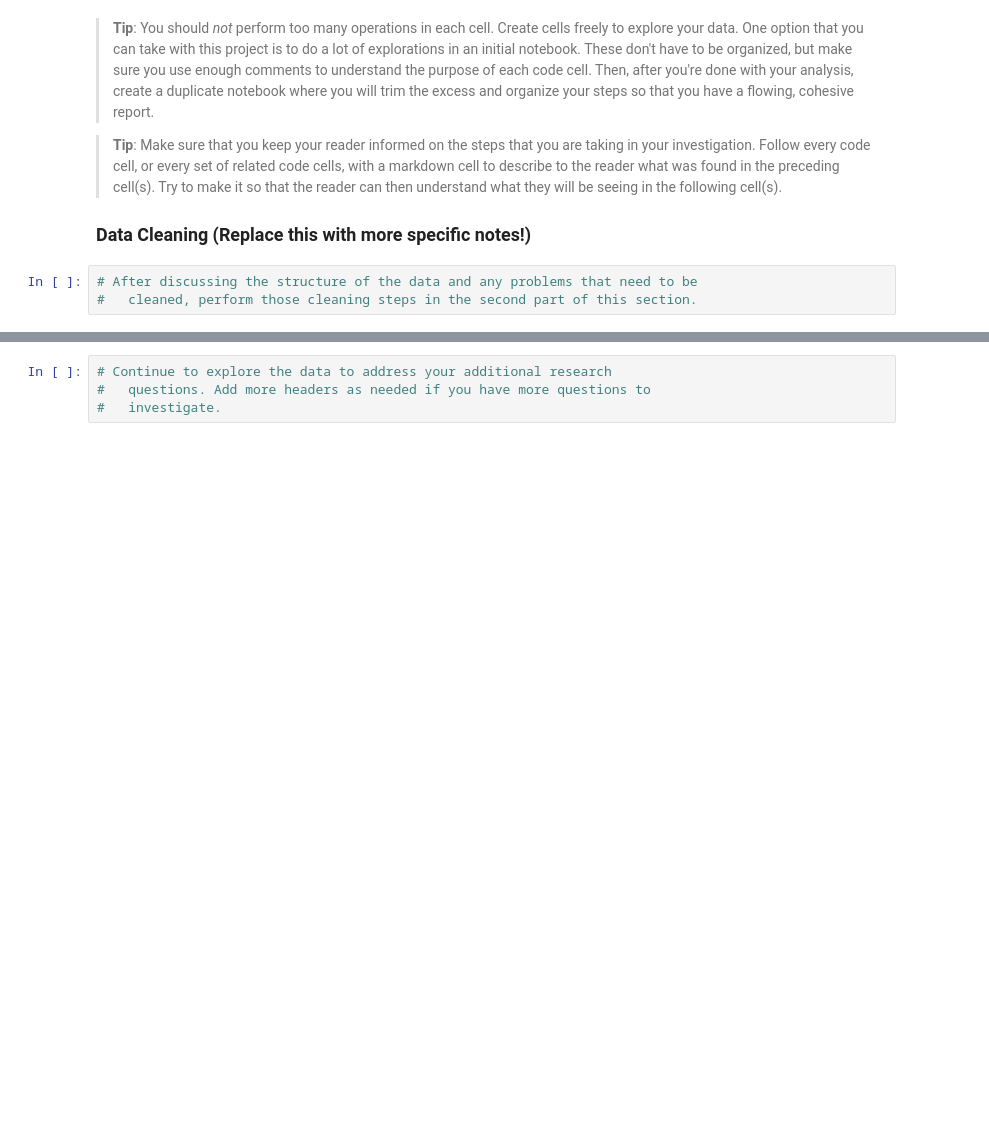
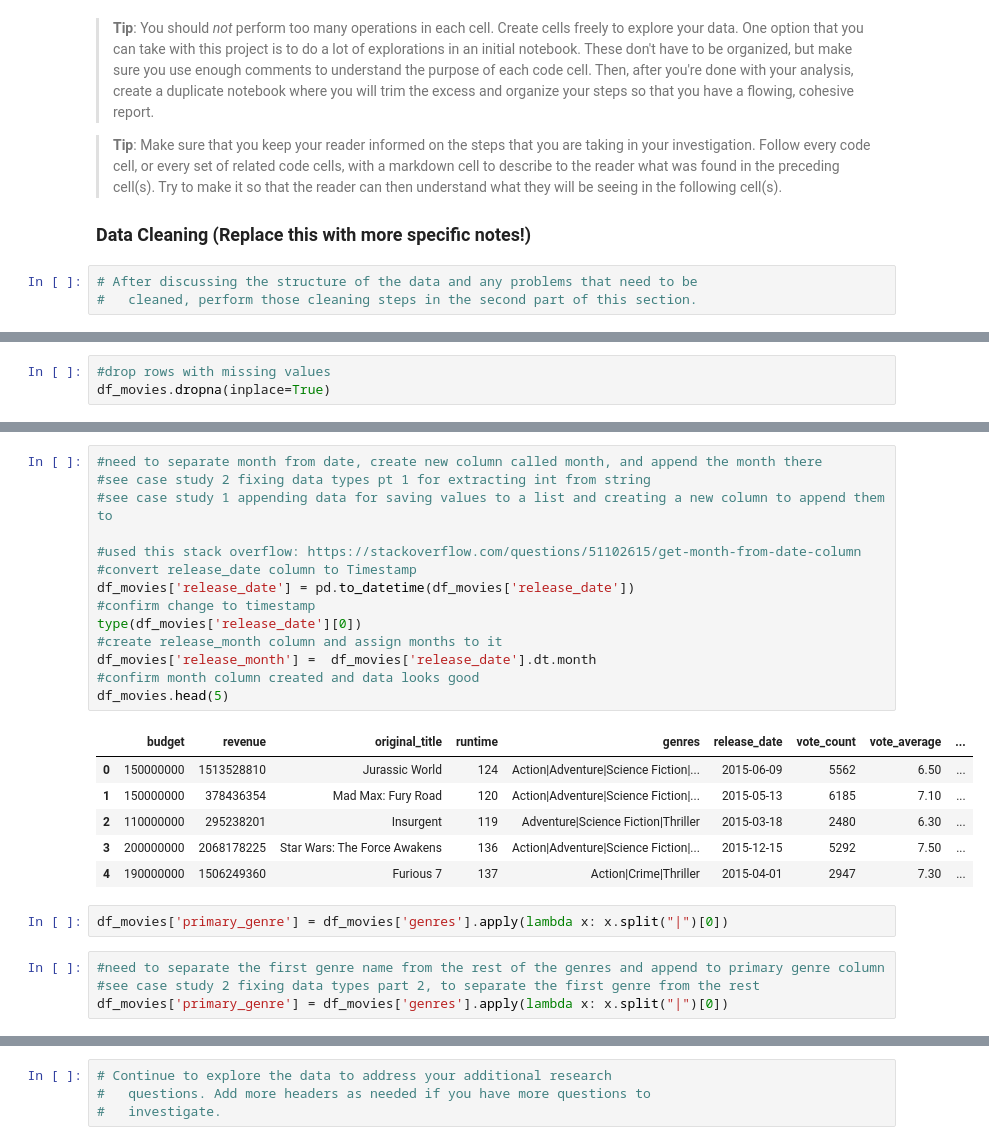
Before and after one commit to PhilipKarns/tmdb_movies, a Jupyter notebook: investigate-tmdb-movie-dataset.ipynb, the cells around one changed output, grey strips where cells are left out. Cells and saved outputs as stored; diff of their text form; blank space fills up the shorter version.

```diff
--- a/investigate-tmdb-movie-dataset.ipynb
+++ b/investigate-tmdb-movie-dataset.ipynb
@@ -79,0 +261,3 @@ We have 21 columns of data to work with. Before we move on, here is a descriptio
+# %%
+#drop rows with missing values
+df_movies.dropna(inplace=True)
@@ -79,0 +285,27 @@ We have 21 columns of data to work with. Before we move on, here is a descriptio
+# %%
+#need to separate month from date, create new column called month, and append the month there
+#see case study 2 fixing data types pt 1 for extracting int from string
+#see case study 1 appending data for saving values to a list and creating a new column to append them to
+
+#used this stack overflow: https://stackoverflow.com/questions/51102615/get-month-from-date-column
+#convert release_date column to Timestamp
+df_movies['release_date'] = pd.to_datetime(df_movies['release_date'])
+#confirm change to timestamp
+type(df_movies['release_date'][0])
+#create release_month column and assign months to it
+df_movies['release_month'] =  df_movies['release_date'].dt.month
+#confirm month column created and data looks good
+df_movies.head(5)
+# %% [output]
+|  | budget | revenue | original_title | runtime | genres | release_date | vote_count | vote_average | ... |
+| 0 | 150000000 | 1513528810 | Jurassic World | 124 | Action|Adventure|Science Fiction|... | 2015-06-09 | 5562 | 6.50 | ... |
+| 1 | 150000000 | 378436354 | Mad Max: Fury Road | 120 | Action|Adventure|Science Fiction|... | 2015-05-13 | 6185 | 7.10 | ... |
+| 2 | 110000000 | 295238201 | Insurgent | 119 | Adventure|Science Fiction|Thriller | 2015-03-18 | 2480 | 6.30 | ... |
+| 3 | 200000000 | 2068178225 | Star Wars: The Force Awakens | 136 | Action|Adventure|Science Fiction|... | 2015-12-15 | 5292 | 7.50 | ... |
+| 4 | 190000000 | 1506249360 | Furious 7 | 137 | Action|Crime|Thriller | 2015-04-01 | 2947 | 7.30 | ... |
+# %%
+df_movies['primary_genre'] = df_movies['genres'].apply(lambda x: x.split("|")[0])
+# %%
+#need to separate the first genre name from the rest of the genres and append to primary genre column
+#see case study 2 fixing data types part 2, to separate the first genre from the rest
+df_movies['primary_genre'] = df_movies['genres'].apply(lambda x: x.split("|")[0])
```
Also changed, not shown: parts of 38 cells of this notebook.
